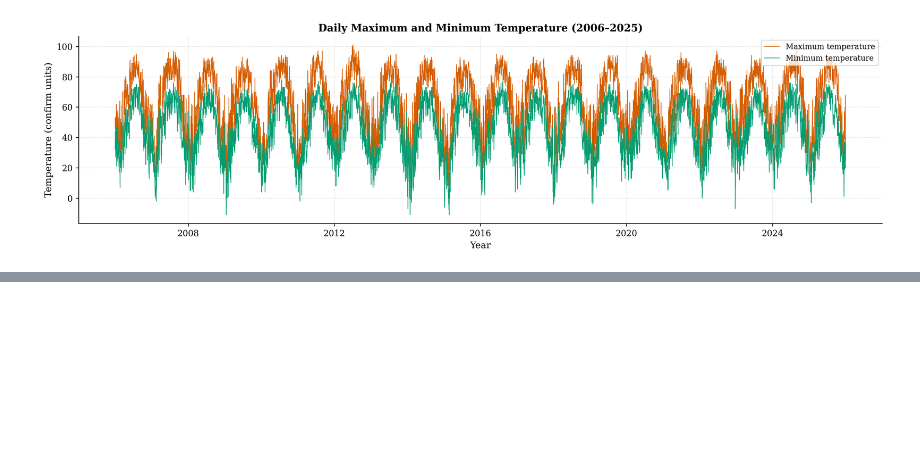
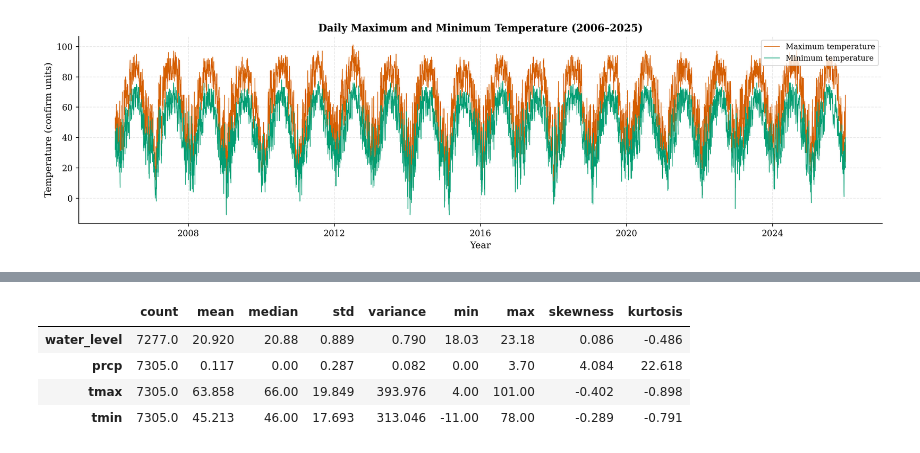
Before and after one commit to Yarek81/Predicting-Groundwater-Levels-Time-Series-Analysis, a Jupyter notebook: Predicting_Groundwater_Levels_with_ML.ipynb, the cells around one changed output, grey strips where cells are left out. Saved outputs shown, nothing was run; the diff lists cells and outputs as text; code cells hidden in the pictures; blank space fills up the shorter version.

```diff
--- a/Predicting_Groundwater_Levels_with_ML.ipynb
+++ b/Predicting_Groundwater_Levels_with_ML.ipynb
@@ -589,0 +610,39 @@ plt.show()
+# %%
+# ============================================================
+# DISTRIBUTION ANALYSIS
+# ============================================================
+
+variables = ["water_level", "prcp", "tmax", "tmin"]
+
+# Calculate descriptive statistics
+descriptive_stats = df[variables].describe().T
+
+# Add additional statistical measures
+descriptive_stats["median"] = df[variables].median()
+descriptive_stats["variance"] = df[variables].var()
+descriptive_stats["skewness"] = df[variables].skew()
+descriptive_stats["kurtosis"] = df[variables].kurtosis()
+
+# Organize columns
+descriptive_stats = descriptive_stats[
+    [
+        "count",
+        "mean",
+        "median",
+        "std",
+        "variance",
+        "min",
+        "max",
+        "skewness",
+        "kurtosis"
+    ]
+]
+
+# Display results
+display(descriptive_stats.round(3))
+# %% [output]
+|  | count | mean | median | std | variance | min | max | skewness | kurtosis |
+| water_level | 7277.0 | 20.920 | 20.88 | 0.889 | 0.790 | 18.03 | 23.18 | 0.086 | -0.486 |
+| prcp | 7305.0 | 0.117 | 0.00 | 0.287 | 0.082 | 0.00 | 3.70 | 4.084 | 22.618 |
+| tmax | 7305.0 | 63.858 | 66.00 | 19.849 | 393.976 | 4.00 | 101.00 | -0.402 | -0.898 |
+| tmin | 7305.0 | 45.213 | 46.00 | 17.693 | 313.046 | -11.00 | 78.00 | -0.289 | -0.791 |
```
Also changed, not shown: parts of 8 cells of this notebook, 2 other files.
